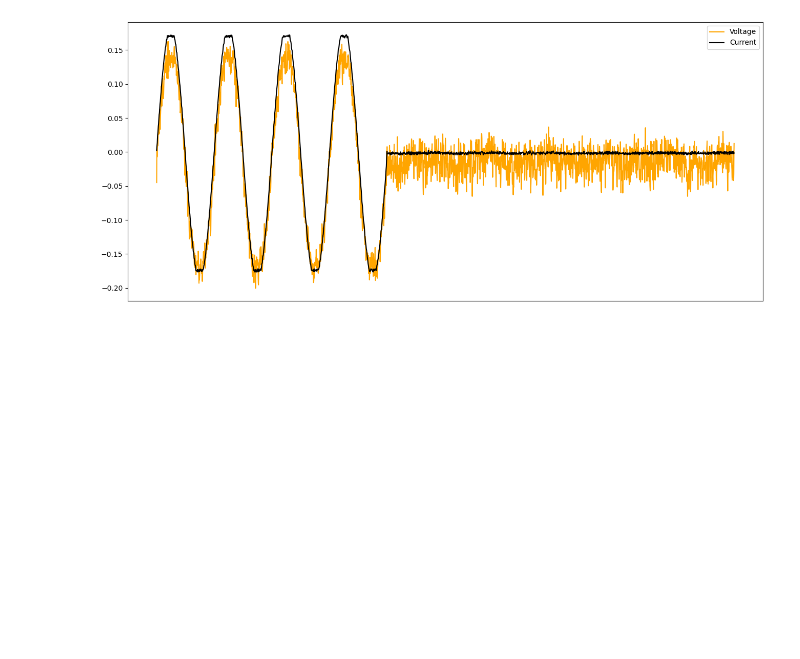
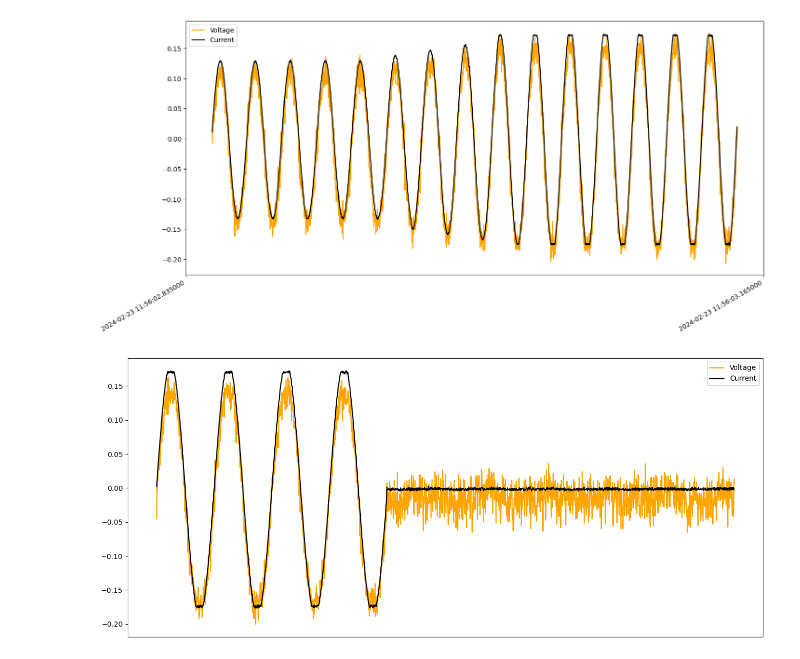
Before and after one commit to YuganshuWadhwa/Anomaly-Detection-For-Electrical-Systems, a Jupyter notebook: anomalies.ipynb, the cells around one changed output. Saved outputs shown, nothing was run; the diff lists cells and outputs as text; code cells hidden in the pictures; blank space fills up the shorter version.

```diff
--- a/anomalies.ipynb
+++ b/anomalies.ipynb
@@ -57,0 +71,6 @@ plotSimulation(df=powerSagDf)
+# %%
+powerSpikeDf = pd.read_csv('Power Anomalies Simulations Data/03_Power_spike_5sec.csv', sep=';')
+powerSpikeDf = modifyTimestamps(df=powerSpikeDf)
+
+plotSimulation(df=powerSpikeDf, timeStart='2024-02-23 11:56:02.85', timeEnd='2024-02-23 11:56:03.15')
+# %% [output]
@@ -58,3 +78,4 @@ plotSimulation(df=powerSagDf)
+[figure, added]
 # %%
 time_start = '2024-02-23 11:43:8.7'
 time_end = '2024-02-23 11:43:8.9'
```
Also changed, not shown: parts of 9 cells of this notebook.
